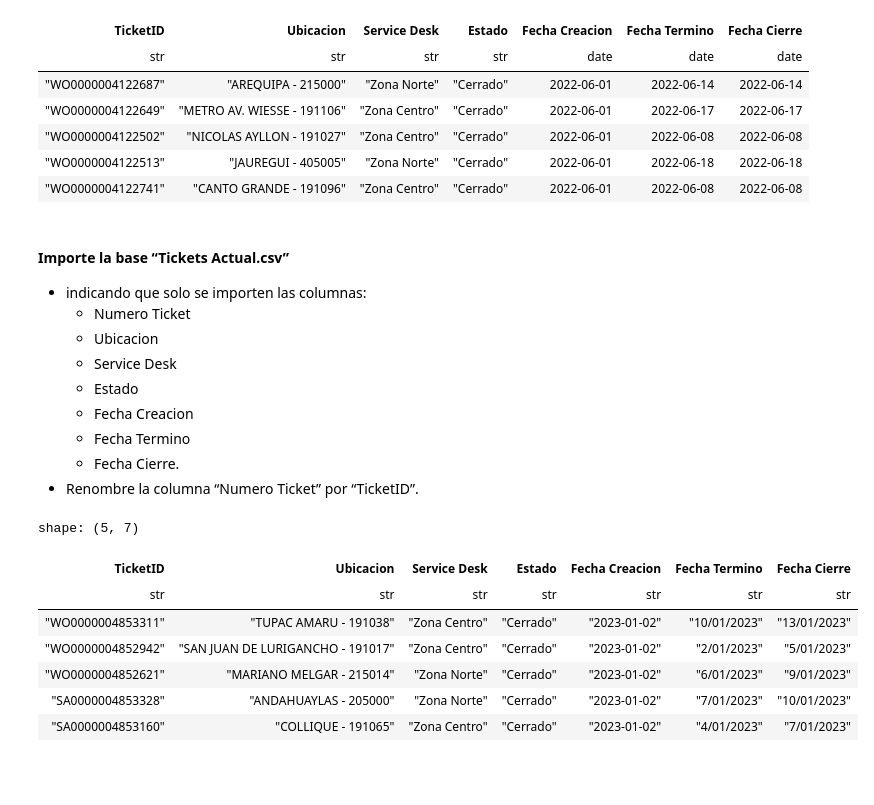
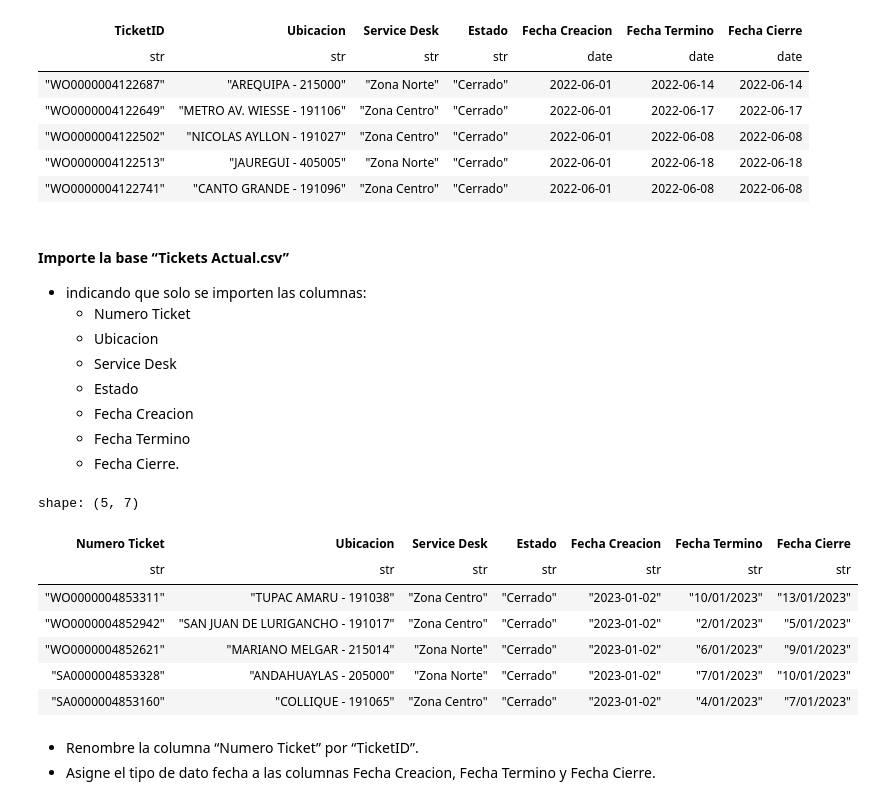
Before and after one commit to jaquino/Gestion-Atenciones, a Jupyter notebook: proceso_ETL.ipynb, the cells around one changed output. Saved outputs shown, nothing was run; the diff lists cells and outputs as text; code cells hidden in the pictures; blank space fills up the shorter version.

Commit message:
Base Tickets - Terminado

```diff
--- a/proceso_ETL.ipynb
+++ b/proceso_ETL.ipynb
@@ -51,21 +53,23 @@ shape: (5, 7)
     - Fecha Creacion
     - Fecha Termino
     - Fecha Cierre.
-- Renombre la columna “Numero Ticket” por “TicketID”.
 # %%
 Actuales = pl.read_csv(
     source='./Tickets/Tickets Actual.csv',
     separator='|',
     columns=['Numero Ticket', 'Ubicacion', 'Service Desk', 'Estado', 'Fecha Creacion', 'Fecha Termino', 'Fecha Cierre'],
-).rename({'Numero Ticket': 'TicketID'})
+)
 
 Actuales.head()
 # %% [output]
 shape: (5, 7)
-| TicketID | Ubicacion | Service Desk | Estado | Fecha Creacion | Fecha Termino | Fecha Cierre |
+| Numero Ticket | Ubicacion | Service Desk | Estado | Fecha Creacion | Fecha Termino | Fecha Cierre |
 | str | str | str | str | str | str | str |
 | "WO0000004853311" | "TUPAC AMARU - 191038" | "Zona Centro" | "Cerrado" | "2023-01-02" | "10/01/2023" | "13/01/2023" |
 | "WO0000004852942" | "SAN JUAN DE LURIGANCHO - 191017" | "Zona Centro" | "Cerrado" | "2023-01-02" | "2/01/2023" | "5/01/2023" |
 | "WO0000004852621" | "MARIANO MELGAR - 215014" | "Zona Norte" | "Cerrado" | "2023-01-02" | "6/01/2023" | "9/01/2023" |
 | "SA0000004853328" | "ANDAHUAYLAS - 205000" | "Zona Norte" | "Cerrado" | "2023-01-02" | "7/01/2023" | "10/01/2023" |
 | "SA0000004853160" | "COLLIQUE - 191065" | "Zona Centro" | "Cerrado" | "2023-01-02" | "4/01/2023" | "7/01/2023" |
+# %% [markdown]
+- Renombre la columna “Numero Ticket” por “TicketID”.
+- Asigne el tipo de dato fecha a las columnas Fecha Creacion, Fecha Termino y Fecha Cierre.
```
Also changed, not shown: parts of 15 cells of this notebook, 3 other files.
